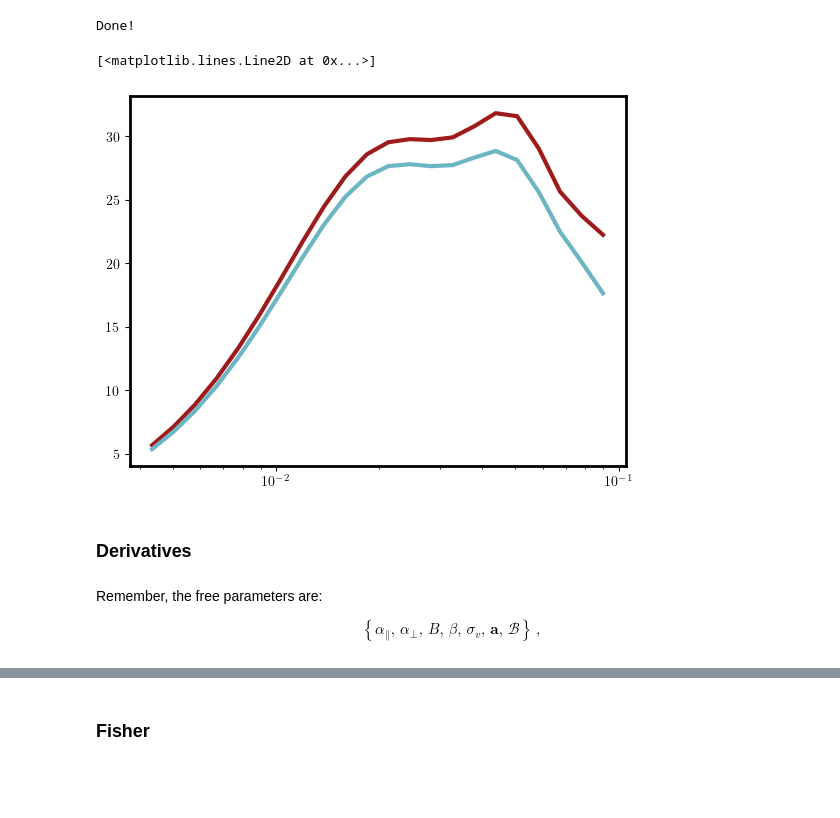
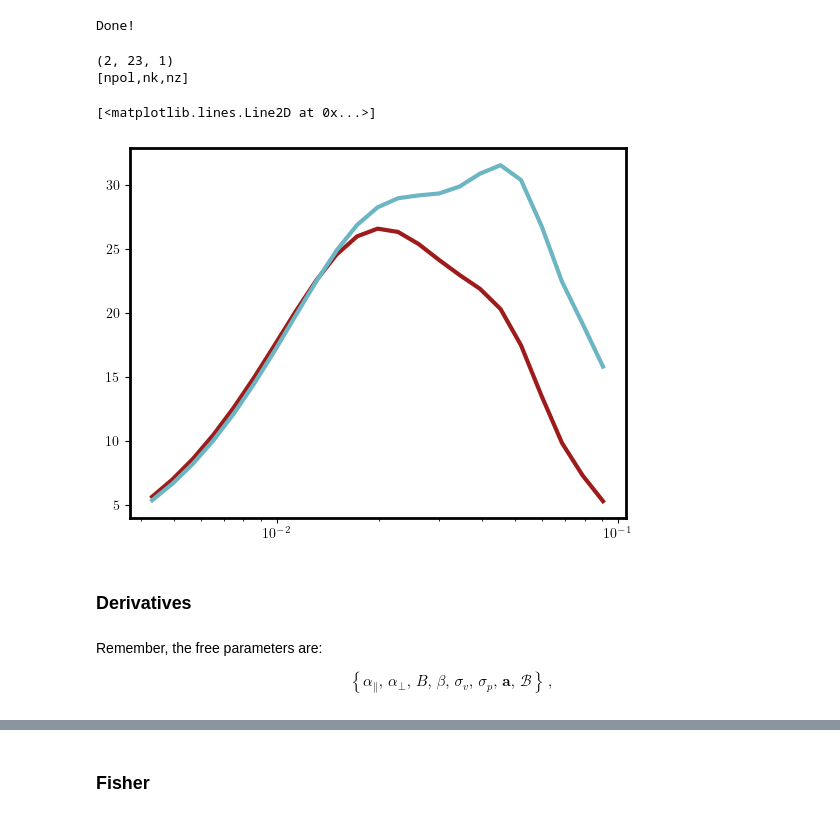
Before and after one commit to Sefa76/SSLimPy, a Jupyter notebook: MeerKLASS_FORECAST.ipynb, the cells around one changed output, grey strips where cells are left out. Saved outputs shown, nothing was run; the diff lists cells and outputs as text; code cells hidden in the pictures; blank space fills up the shorter version.

```diff
--- a/MeerKLASS_FORECAST.ipynb
+++ b/MeerKLASS_FORECAST.ipynb
@@ -274,9 +275,11 @@ fidBAO_dict = {
     "alpha_par": 1,
     "alpha_perp": 1,
     "sigmap": 7 * u.Mpc,
+    "sigmav": 5 * u.Mpc,
     "bmean": bHI,
     "Tmean": THI.to(u.K),
-    "Pshot": 0.*u.Mpc**3*u.K**2
+    "Pshot": 0.*u.Mpc**3*u.K**2,
+    "beta":beta
     }
 
 settings = {"code":"class",
@@ -291,11 +294,14 @@ settings = {"code":"class",
             "kmin": (kvec[0]-np.diff(kvec)[0]/2),
             "kmax": (kvec[-1]+np.diff(kvec)[0]/2),
             "nk": len(kvec),
-            }
+            "QNLpowerspectrum": True}
 
-specs = {'Tsys_NEFD' : T_sys,
+settings2 = copy(settings)
+settings2["QNLpowerspectrum"] = False
+
+obspars = {'Tsys_NEFD' : T_sys,
   'Nfeeds' : 1,
-  'beam_FWHM' : beam.to(u.arcmin)*0.1,
+  'beam_FWHM' : beam.to(u.arcmin),
   'nu': nuHI,
   'nuObs': nuObs,
   'Delta_nu' : Delta_nu,
@@ -313,7 +319,8 @@ specs = {'Tsys_NEFD' : T_sys,
 SSLIMPY = sslimpy.sslimpy(settings_dict=settings,
                            cosmopars=cosmodict,
                            BAOpars=fidBAO_dict,
-                         specifications=specs)
+                         obspars_dict=obspars,
+                         astropars=dict())
 # %% [output]
 #--------------------------------------------------#
 
@@ -330,6 +337,7 @@ SSLIMPY = sslimpy.sslimpy(settings_dict=settings,
 Fiducial_output = SSLIMPY.compute(cosmopars=cosmodict,
                                   astropars=dict(),
                                   BAOpars=fidBAO_dict,
+                                  obspars=obspars,
                                   output=["Power spectrum",
                                           "Covariance"])
 # %% [output]
@@ -338,20 +346,25 @@ Done!
 # get the power spectrum multipoles and the k vector
 Ps_fid = Fiducial_output["Power spectrum"]
 k = Ps_fid.k
-PfidMoments = (np.array([Ps_fid.Pk_0bs, Ps_fid.Pk_2bs]).reshape(2*len(k)) * Ps_fid.Pk_0bs.unit).to(u.mK**2*u.Mpc**3)
+PfidMoments = (np.array([Ps_fid.Pk_0bs, Ps_fid.Pk_2bs]) * Ps_fid.Pk_0bs.unit).to(u.mK**2*u.Mpc**3)
+# %%
+print(PfidMoments.shape)
+print('[npol,nk,nz]')
+# %% [output]
+(2, 23, 1)
+[npol,nk,nz]
 # %%
-plt.semilogx(k,k*PfidMoments[:len(k)])
-plt.semilogx(k,k*PfidMoments[len(k):])
-#plt.semilogx(k,k*SSLIMPY.fiducialcosmo.matpow(k,0.61))
+plt.semilogx(k,k*PfidMoments[0,:,0])
+plt.semilogx(k,k*PfidMoments[1,:,0])
 # %% [output]
 [<matplotlib.lines.Line2D at 0x...>]
-[figure, old version]
+[figure, new version]
 # %% [markdown]
 ### Derivatives
 # %% [markdown]
 Remember, the free parameters are:
 
-$$\left\lbrace \alpha_\parallel,\,\alpha_\perp,\, B,\, \beta,\, \sigma_v,\, \pmb{a},\, \mathcal{B} \right\rbrace\,,$$
+$$\left\lbrace \alpha_\parallel,\,\alpha_\perp,\, B,\, \beta,\, \sigma_v,\, \sigma_p,\, \pmb{a},\, \mathcal{B} \right\rbrace\,,$$
 # %%
 derivative_dic = dict()
 eps = 1e-2
```
Also changed, not shown: parts of 35 cells of this notebook.
